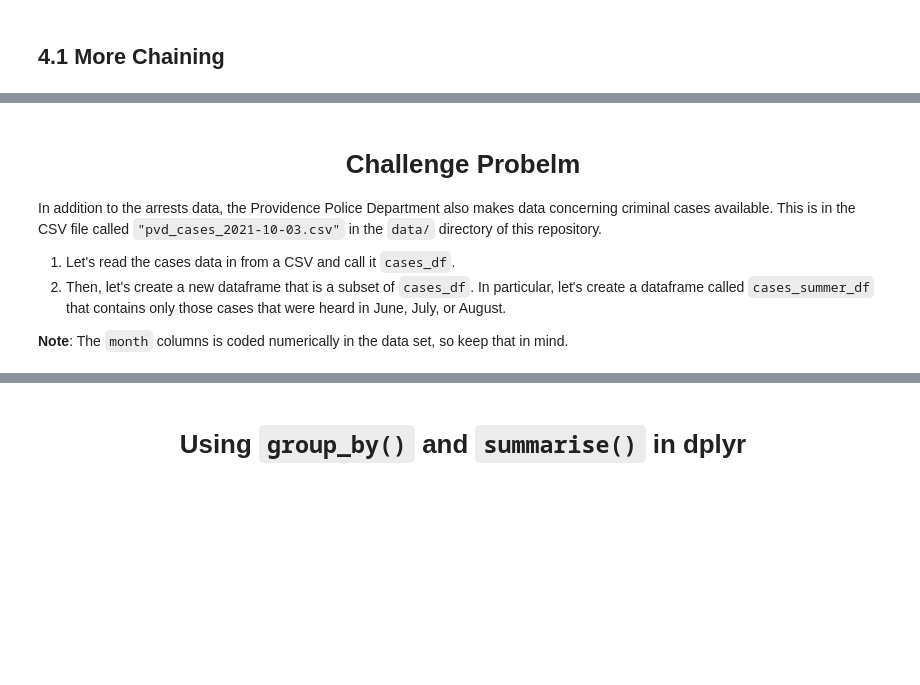
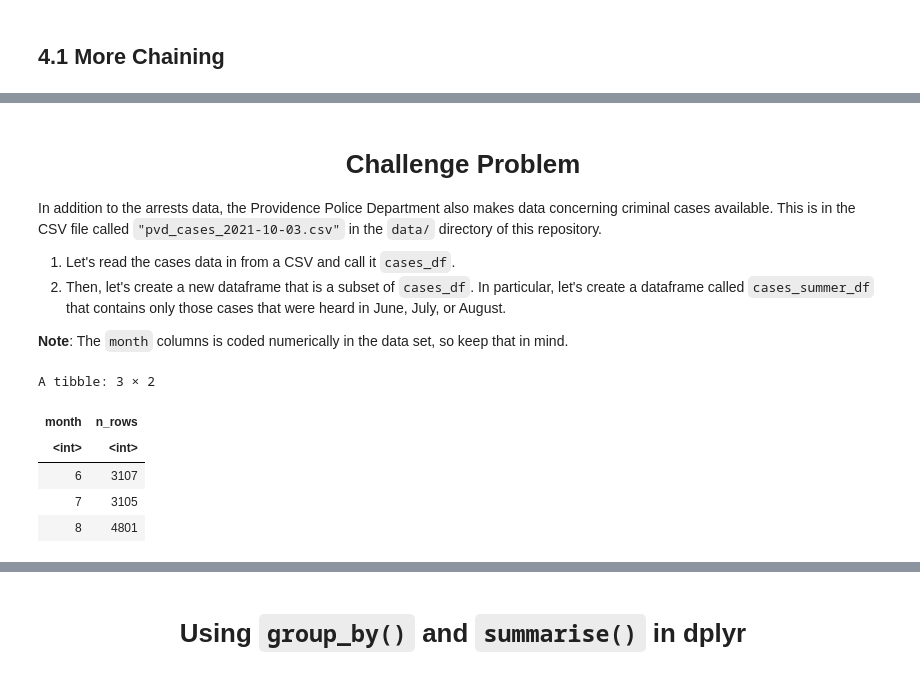
Before and after one commit to eldu/mpa-2065-slides, a Jupyter notebook: 06-1_dplyr.ipynb, the cells around one changed output, grey strips where cells are left out. Saved outputs shown, nothing was run; the diff lists cells and outputs as text; code cells hidden in the pictures; blank space fills up the shorter version.

```diff
--- a/06-1_dplyr.ipynb
+++ b/06-1_dplyr.ipynb
@@ -163,5 +354,5 @@ head(female_midage)
 # %% [markdown]
-<center><h1>Challenge Probelm</h1></center>
+<center><h1>Challenge Problem</h1></center>
 
 In addition to the arrests data, the Providence Police Department also makes data concerning criminal cases available. This is in the CSV file called `"pvd_cases_2021-10-03.csv"` in the `data/` directory of this repository.
 
@@ -170,3 +361,24 @@ In addition to the arrests data, the Providence Police Department also makes dat
 
 
 **Note**: The `month` columns is coded numerically in the data set, so keep that in mind.
+# %%
+cases_df <- read.csv("data/pvd_cases_2021-10-03.csv")
+
+cases_summer_df <- case_df %>%
+    filter(
+        month >= 6,
+        month < 9
+    ) %>%
+    group_by(month) %>%
+    summarize(
+        n_rows = n()
+    )
+
+cases_summer_df
+# %% [output]
+A tibble: 3 × 2
+| month | n_rows |
+| <int> | <int> |
+| 6 | 3107 |
+| 7 | 3105 |
+| 8 | 4801 |
```
Also changed, not shown: parts of 19 cells of this notebook, 6 other files.
